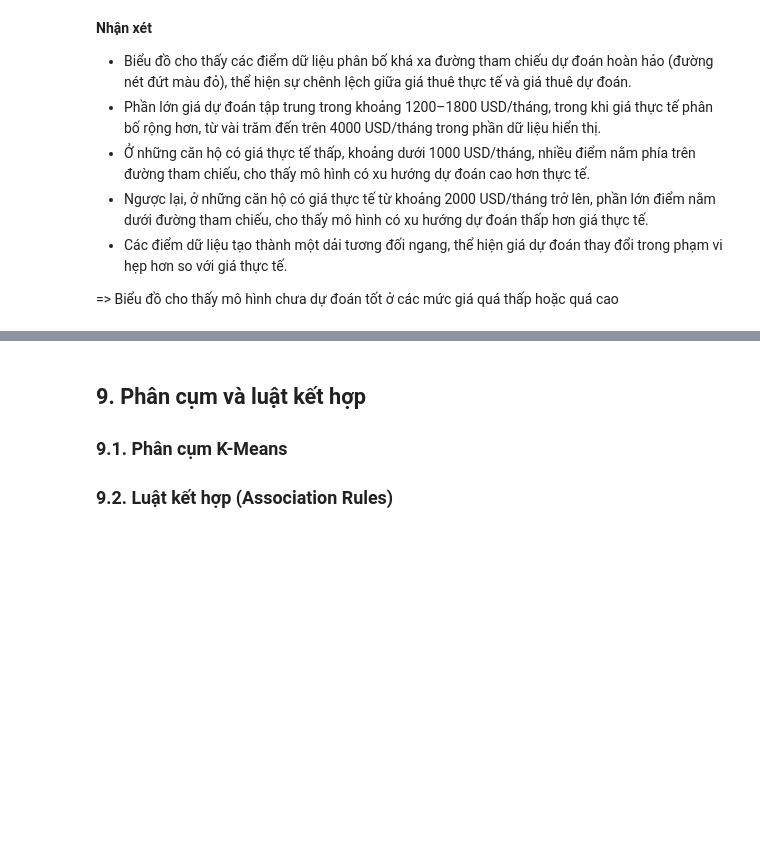
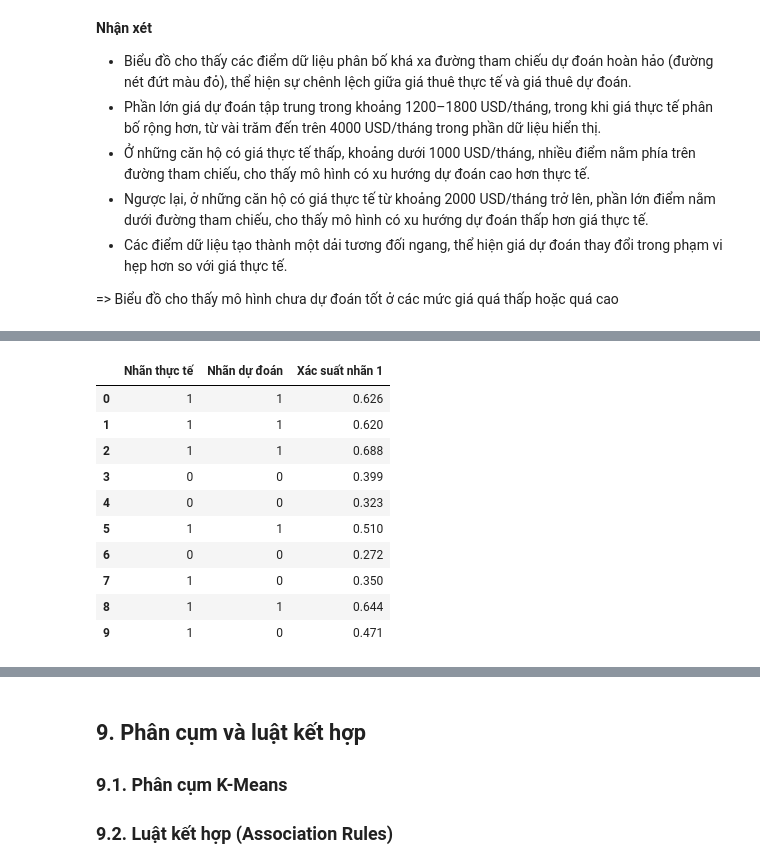
Before and after one commit to 1amBlake/apartment-rental-analysis-iuh, a Jupyter notebook: notebooks/apartment_retal_analysis.ipynb, the cells around one changed output, grey strips where cells are left out. Drawn from its saved outputs; the diff is of its cells as text; code cells hidden in the pictures; blank space fills up the shorter version.

```diff
--- a/notebooks/apartment_retal_analysis.ipynb
+++ b/notebooks/apartment_retal_analysis.ipynb
@@ -1693,0 +1764,37 @@ plt.show()
+# %%
+
+from sklearn.preprocessing import StandardScaler
+from sklearn.linear_model import LogisticRegression
+
+scaler_log = StandardScaler()
+
+X_train_log_scaled = scaler_log.fit_transform(X_train_log)
+X_test_log_scaled = scaler_log.transform(X_test_log)
+
+model_log = LogisticRegression(max_iter=1000)
+
+model_log.fit(X_train_log_scaled, y_train_log)
+
+y_pred_log = model_log.predict(X_test_log_scaled)
+
+y_prob_log = model_log.predict_proba(X_test_log_scaled)[:, 1]
+
+df_predictions_log = pd.DataFrame({
+    "Nhãn thực tế": y_test_log.to_numpy(),
+    "Nhãn dự đoán": y_pred_log,
+    "Xác suất nhãn 1": y_prob_log
+})
+
+display(df_predictions_log.head(10).round(3))
+# %% [output]
+|  | Nhãn thực tế | Nhãn dự đoán | Xác suất nhãn 1 |
+| 0 | 1 | 1 | 0.626 |
+| 1 | 1 | 1 | 0.620 |
+| 2 | 1 | 1 | 0.688 |
+| 3 | 0 | 0 | 0.399 |
+| 4 | 0 | 0 | 0.323 |
+| 5 | 1 | 1 | 0.510 |
+| 6 | 0 | 0 | 0.272 |
+| 7 | 1 | 0 | 0.350 |
+| 8 | 1 | 1 | 0.644 |
+| 9 | 1 | 0 | 0.471 |
```
Also changed, not shown: parts of 16 cells of this notebook.
